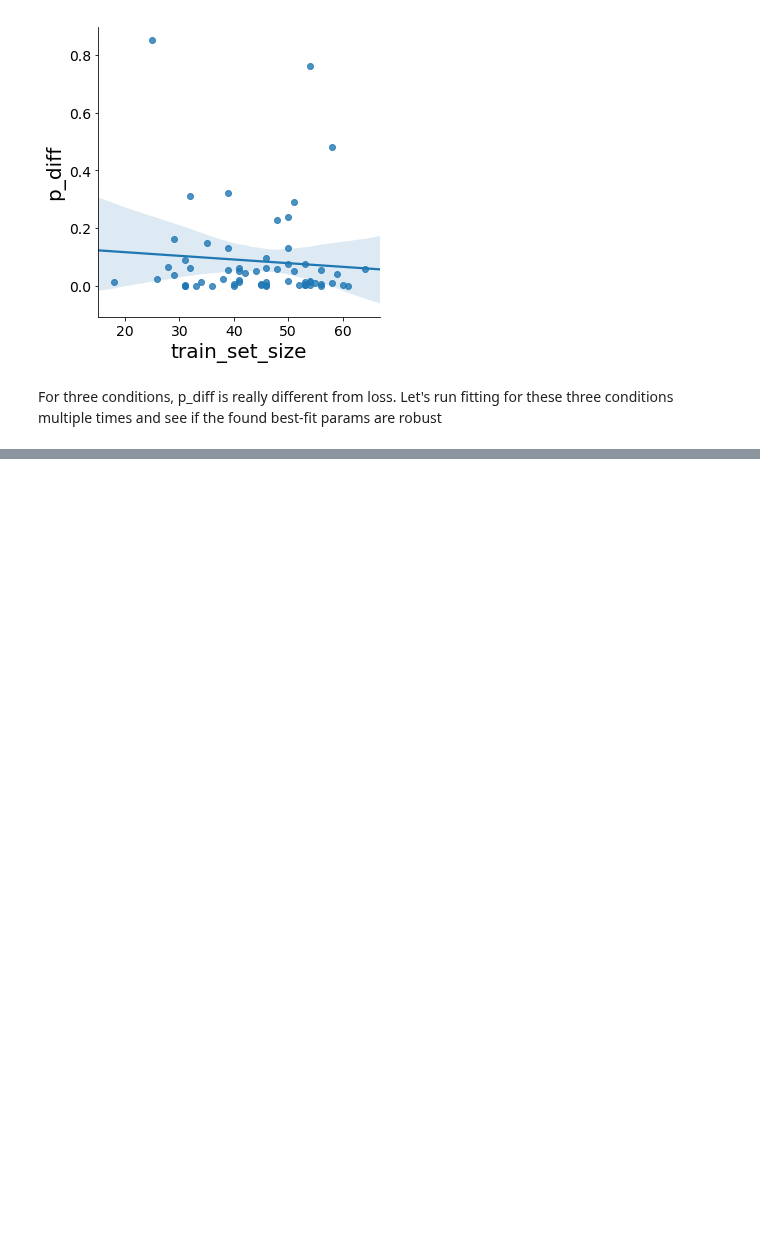
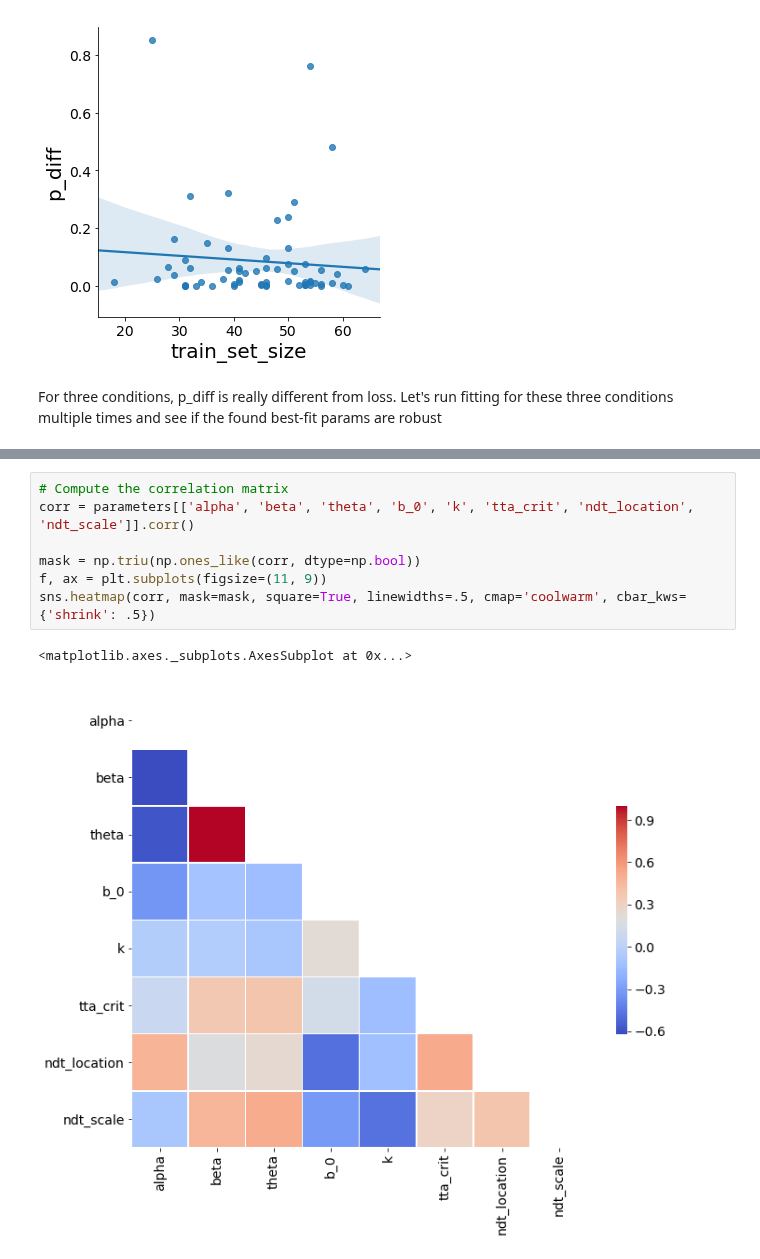
Before and after one commit to cherepaha/evidence_accumulation_in_gap_acceptance, a Jupyter notebook: data_and_model_analysis/temp.ipynb, the cells around one changed output, grey strips where cells are left out. Drawn from its saved outputs; the diff is of its cells as text; blank space fills up the shorter version.

```diff
--- a/data_and_model_analysis/temp.ipynb
+++ b/data_and_model_analysis/temp.ipynb
@@ -63,0 +96,10 @@ For three conditions, p_diff is really different from loss. Let's run fitting fo
+# %%
+# Compute the correlation matrix
+corr = parameters[['alpha', 'beta', 'theta', 'b_0', 'k', 'tta_crit', 'ndt_location', 'ndt_scale']].corr()
+
+mask = np.triu(np.ones_like(corr, dtype=np.bool))
+f, ax = plt.subplots(figsize=(11, 9))
+sns.heatmap(corr, mask=mask, square=True, linewidths=.5, cmap='coolwarm', cbar_kws={'shrink': .5})
+# %% [output]
+<matplotlib.axes._subplots.AxesSubplot at 0x...>
+[figure, added]
```
Also changed, not shown: parts of 8 cells of this notebook, 8 other files.
